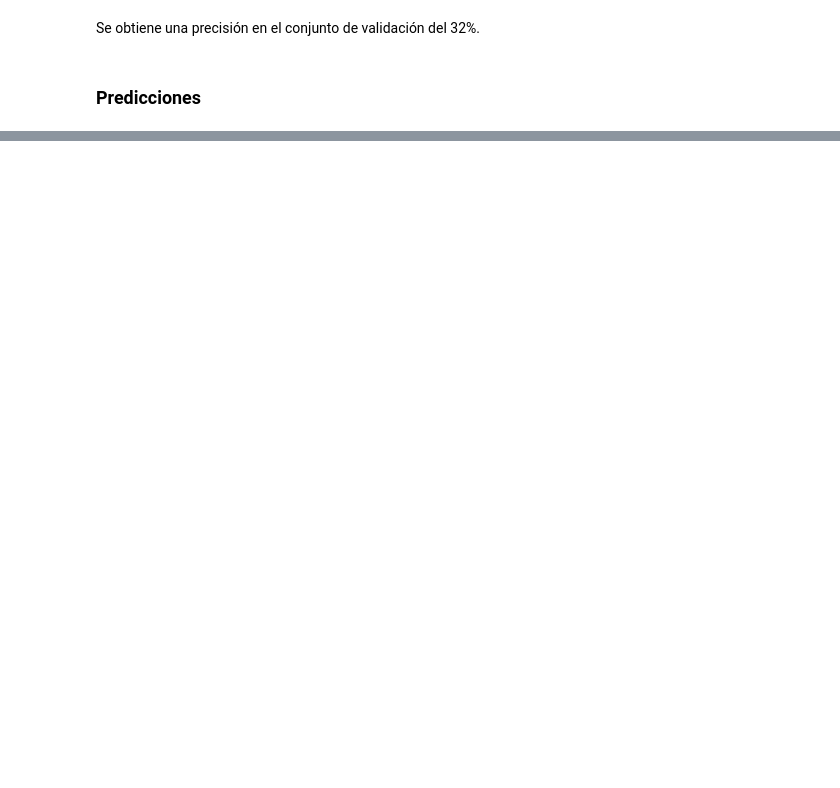
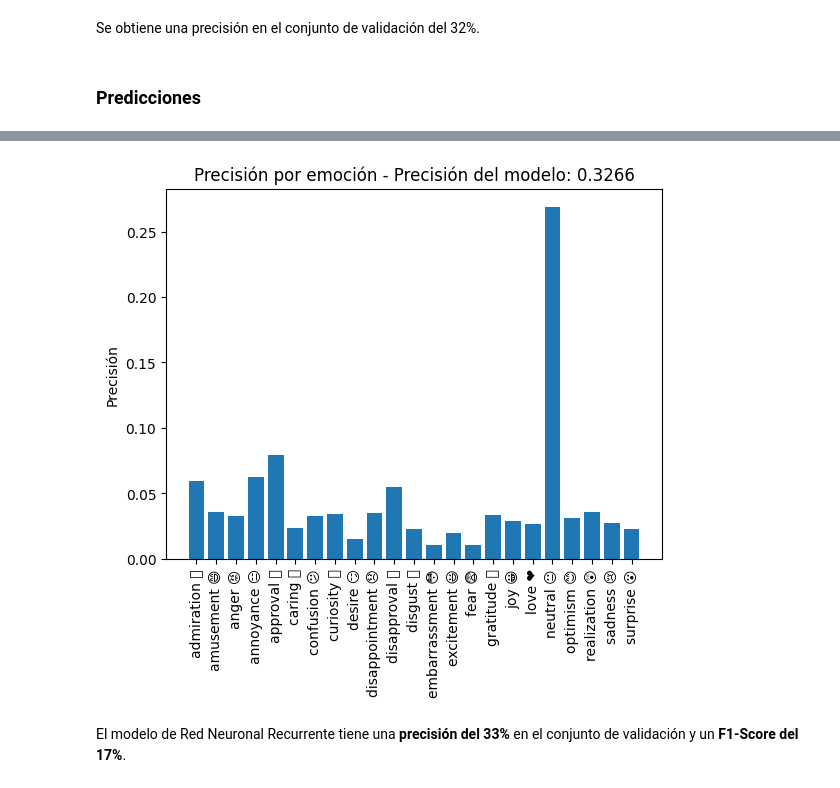
Before and after one commit to MARIABELENSB/sentimentAnalysis, a Jupyter notebook: RNN.ipynb, the cells around one changed output, grey strips where cells are left out. Drawn from its saved outputs; the diff is of its cells as text; code cells hidden in the pictures; blank space fills up the shorter version.

```diff
--- a/RNN.ipynb
+++ b/RNN.ipynb
@@ -231,0 +305,13 @@ df_results.head()
+# %%
+# Graficar precisión por emoción
+fig = plt.figure()
+plt.bar(column_names, precision_scores)
+plt.xticks(rotation=90)
+plt.ylabel('Precisión')
+_, accuracy = model_loaded.evaluate(X_val_padded, y_val, verbose=0)
+plt.title('Precisión por emoción - Precisión del modelo: {:.4f}'.format(accuracy))
+plt.show()
+# %% [output]
+[figure, added]
+# %% [markdown]
+El modelo de Red Neuronal Recurrente tiene una **precisión del 33%** en el conjunto de validación y un **F1-Score del 17%**.
```
Also changed, not shown: parts of 11 cells of this notebook, 1 other file.
